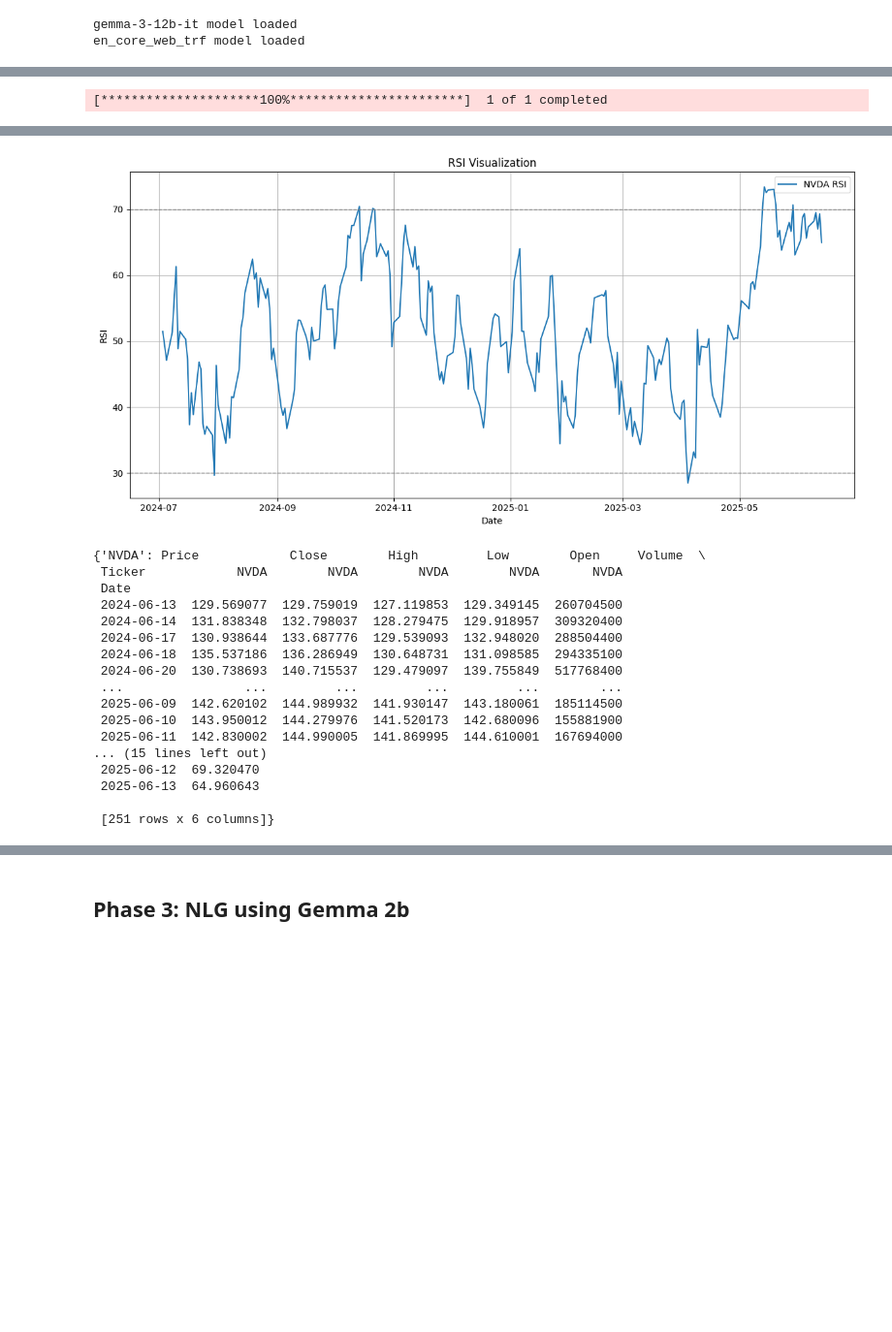
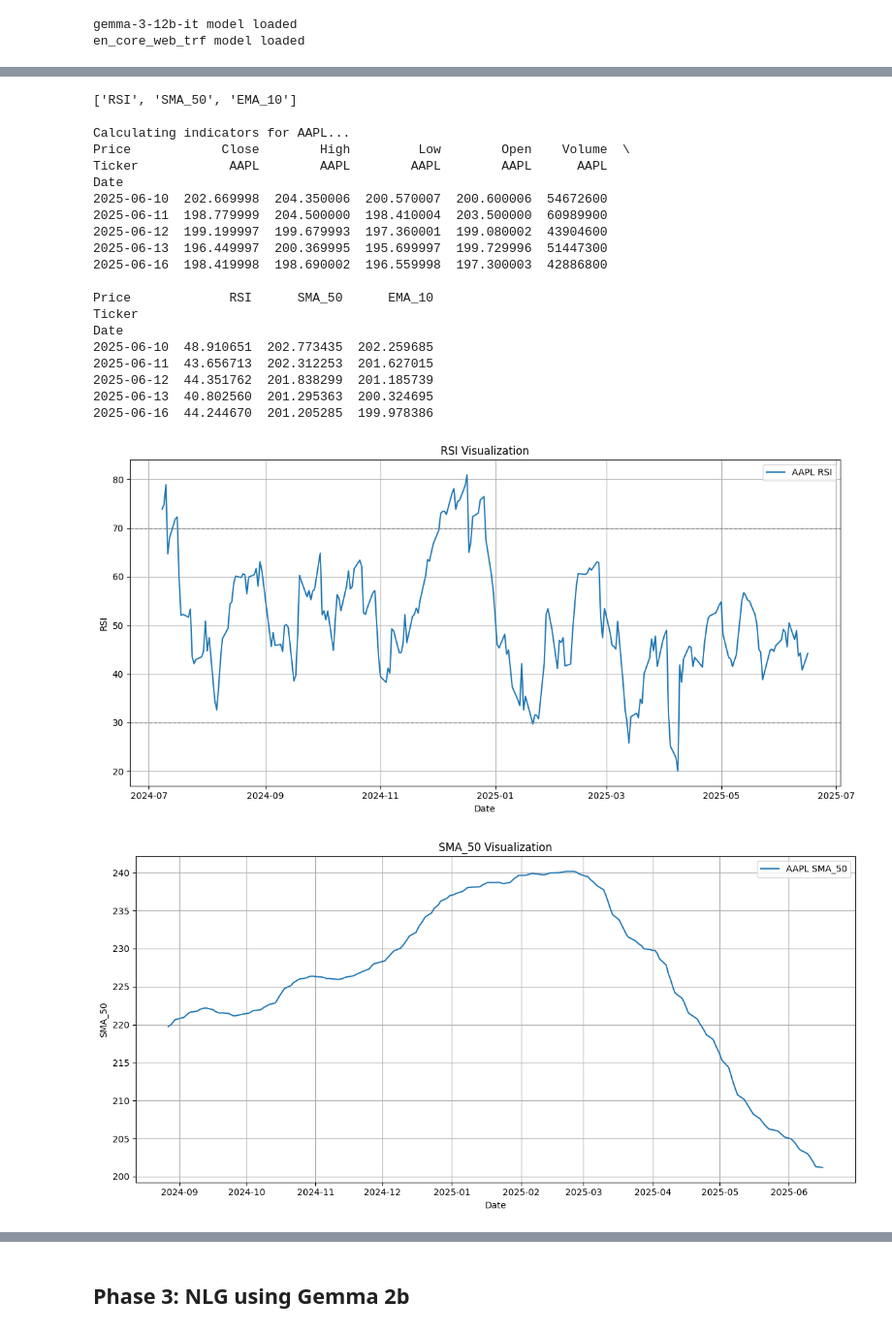
Before and after one commit to AGRedQ/Finance_Fian, a Jupyter notebook: simple_working_pipeline.ipynb, the cells around one changed output, grey strips where cells are left out. Shown: that part at 97% size. Saved outputs shown, nothing was run; the diff lists cells and outputs as text; code cells hidden in the pictures; blank space fills up the shorter version.

Commit message:
calculate indicator fixed

```diff
--- a/simple_working_pipeline.ipynb
+++ b/simple_working_pipeline.ipynb
@@ -468,33 +485,78 @@ def visualize_indicator(data, indicator_name, title=None):
     plt.show()
 
 
+def calculate_ti(df, indicator):
+    """
+    Calculate one or more technical indicators for a DataFrame using indicator_funcs.
+    indicator: str or list of str
+    Returns: DataFrame with new indicator columns added.
+    """
+    if isinstance(indicator, str):
+        indicators = [indicator]
+    else:
+        indicators = indicator
+
+    df = df.copy()
+    for name in indicators:
+        func = indicator_funcs.get(name)
+        if func is not None:
+            try:
+                df[name] = func(df)
+            except Exception as e:
+                print(f"Error calculating {name}: {e}")
+        else:
+            print(f"Indicator '{name}' not supported.")
+    return df
+
+
 def calculate_indicator(tickers, period="1y", indicators=None, visualize=True):
     temp_data = extract_data_yf(tickers, Period=period)
     if indicators is None:
         print("calculate_indicator: No indicators specified. Returning raw data.")
         return temp_data
 
     for ticker, df in temp_data.items():
         print(f"\nCalculating indicators for {ticker}...")
         df_with_indicators = calculate_ti(df, indicators)
         temp_data[ticker] = df_with_indicators
         print(df_with_indicators.tail())
 
     if visualize:
         for indicator_name in indicators:
             visualize_indicator(temp_data, indicator_name)
 
     return temp_data
 
 
 
 
 # Example usage:
 # Calculate and visualize the 50-day SMA for the given tickers and period
 # Use tickers and period variables already defined in the notebook
 # calculate_indicator(tickers, period=period, indicators=["RSI"], visualize=True)
 # print("Supported indicators:")
 # for name in indicator_funcs.keys():
 #     print("-", name)
 # %% [output]
-[*********************100%***********************]  1 of 1 completed
+['RSI', 'SMA_50', 'EMA_10']
+
+Calculating indicators for AAPL...
+Price            Close        High         Low        Open    Volume  \
+Ticker            AAPL        AAPL        AAPL        AAPL      AAPL
+Date
+2025-06-10  202.669998  204.350006  200.570007  200.600006  54672600
+2025-06-11  198.779999  204.500000  198.410004  203.500000  60989900
+2025-06-12  199.199997  199.679993  197.360001  199.080002  43904600
+2025-06-13  196.449997  200.369995  195.699997  199.729996  51447300
+2025-06-16  198.419998  198.690002  196.559998  197.300003  42886800
+
+Price             RSI      SMA_50      EMA_10
+Ticker
+Date
+2025-06-10  48.910651  202.773435  202.259685
+2025-06-11  43.656713  202.312253  201.627015
+2025-06-12  44.351762  201.838299  201.185739
+2025-06-13  40.802560  201.295363  200.324695
+2025-06-16  44.244670  201.205285  199.978386
+[figure, new version]
+[figure, added]
@@ -519,21 +581,3 @@ Date
-[figure, old version]
-{'NVDA': Price            Close        High         Low        Open     Volume  \
- Ticker            NVDA        NVDA        NVDA        NVDA       NVDA
- Date
- 2024-06-13  129.569077  129.759019  127.119853  129.349145  260704500
- 2024-06-14  131.838348  132.798037  128.279475  129.918957  309320400
- 2024-06-17  130.938644  133.687776  129.539093  132.948020  288504400
- 2024-06-18  135.537186  136.286949  130.648731  131.098585  294335100
- 2024-06-20  130.738693  140.715537  129.479097  139.755849  517768400
- ...                ...         ...         ...         ...        ...
- 2025-06-09  142.620102  144.989932  141.930147  143.180061  185114500
- 2025-06-10  143.950012  144.279976  141.520173  142.680096  155881900
- 2025-06-11  142.830002  144.990005  141.869995  144.610001  167694000
-... (15 lines left out)
- 2025-06-12  69.320470
- 2025-06-13  64.960643
-
- [251 rows x 6 columns]}
 # %%
 
 # Intent Processing and Response Generation
```
Also changed, not shown: parts of 6 cells of this notebook, 6 other files.
